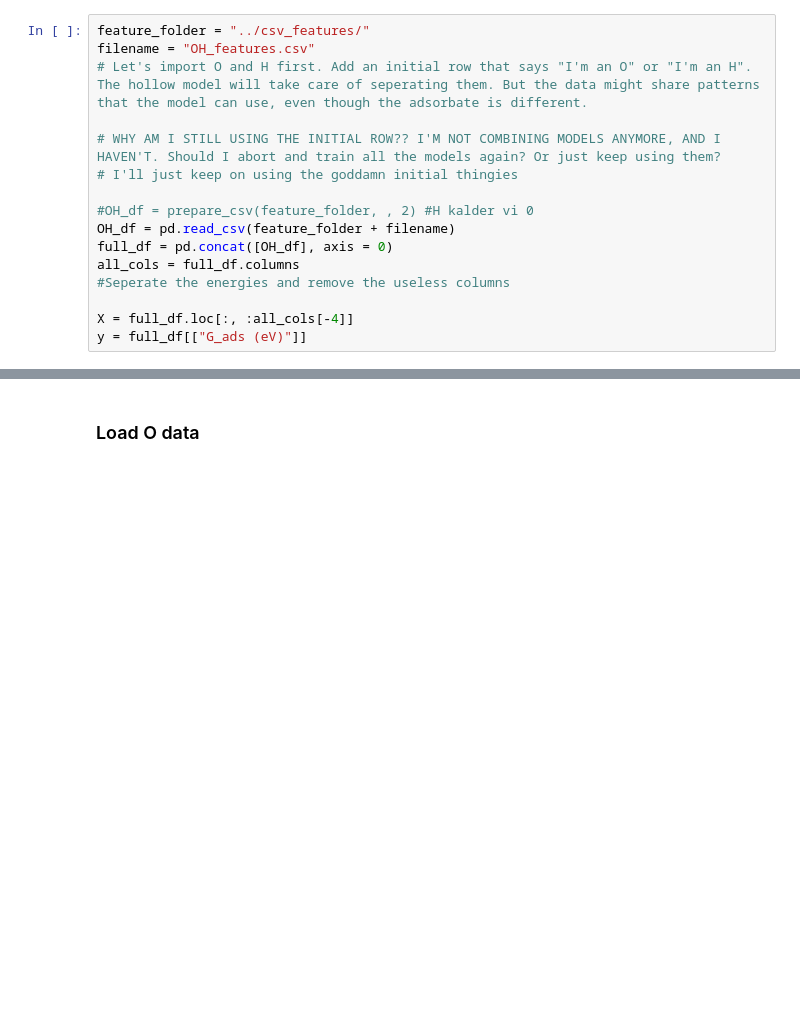
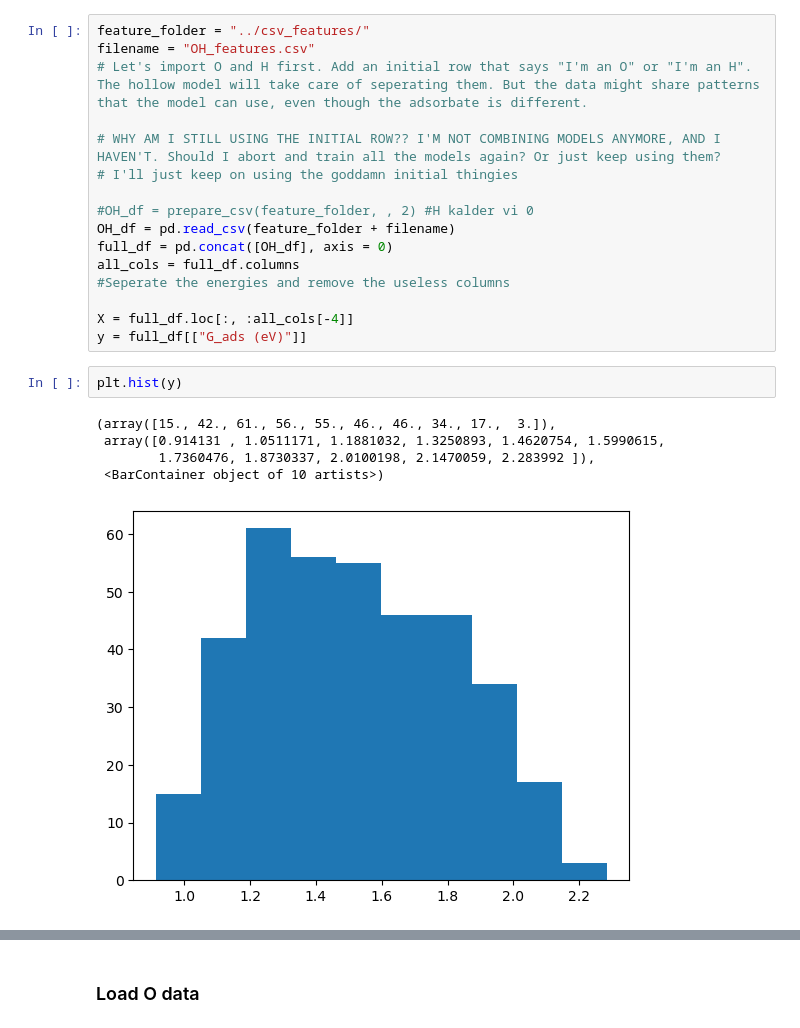
Before and after one commit to MarcusNoergaardWeng/CatalysisThesis, a Jupyter notebook: Notebooks/Training_E_models_OH_O_Mix.ipynb, the cells around one changed output, grey strips where cells are left out. Cells and saved outputs as stored; diff of their text form; blank space fills up the shorter version.

```diff
--- a/Notebooks/Training_E_models_OH_O_Mix.ipynb
+++ b/Notebooks/Training_E_models_OH_O_Mix.ipynb
@@ -516,6 +503,14 @@ all_cols = full_df.columns
 
 X = full_df.loc[:, :all_cols[-4]]
 y = full_df[["G_ads (eV)"]]
+# %%
+plt.hist(y)
+# %% [output]
+(array([15., 42., 61., 56., 55., 46., 46., 34., 17.,  3.]),
+ array([0.914131 , 1.0511171, 1.1881032, 1.3250893, 1.4620754, 1.5990615,
+        1.7360476, 1.8730337, 2.0100198, 2.1470059, 2.283992 ]),
+ <BarContainer object of 10 artists>)
+[figure, added]
 # %%
 # Prepare data for XGBoost
 
```
Also changed, not shown: parts of 7 cells of this notebook, 11 other files.
